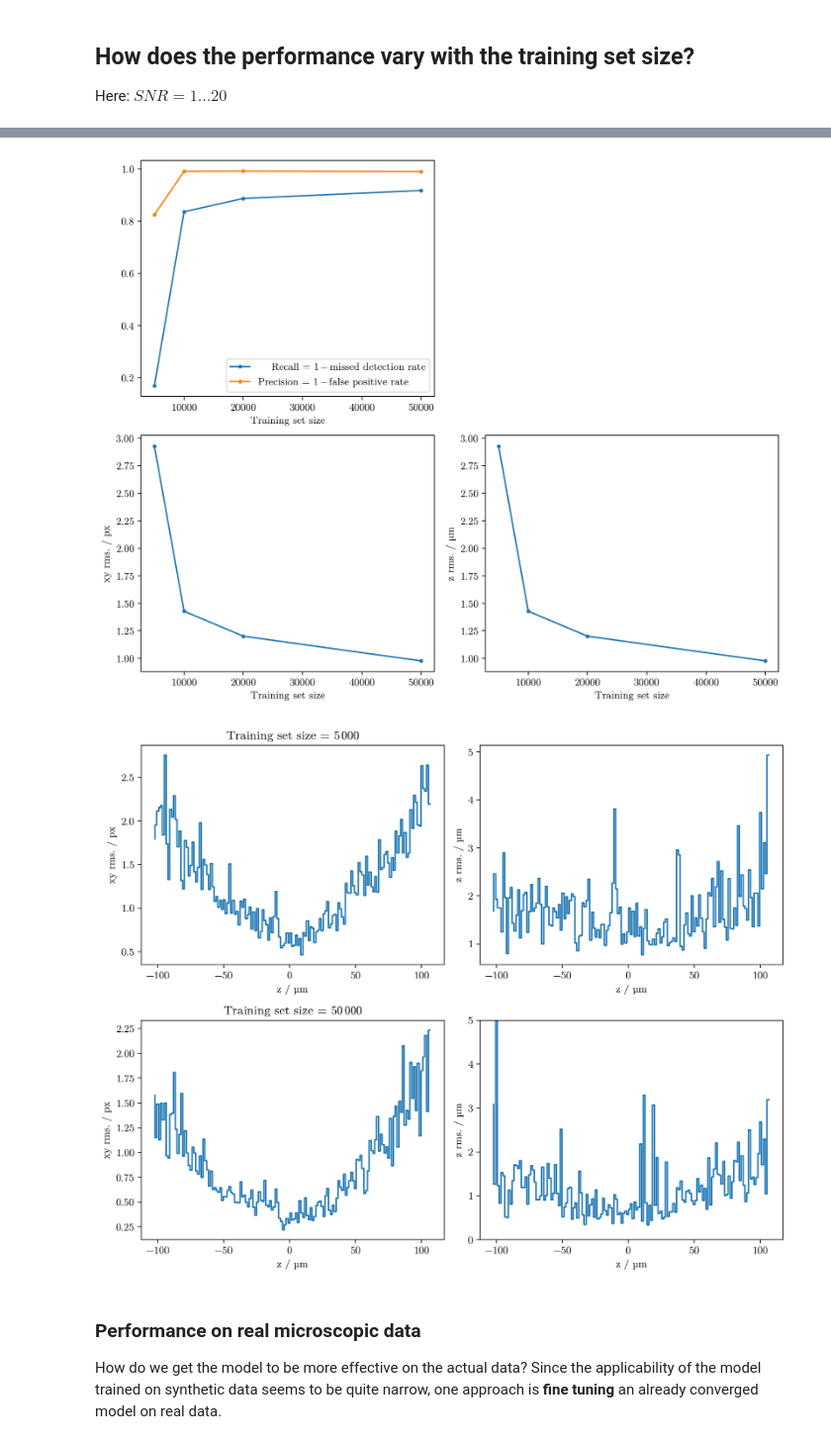
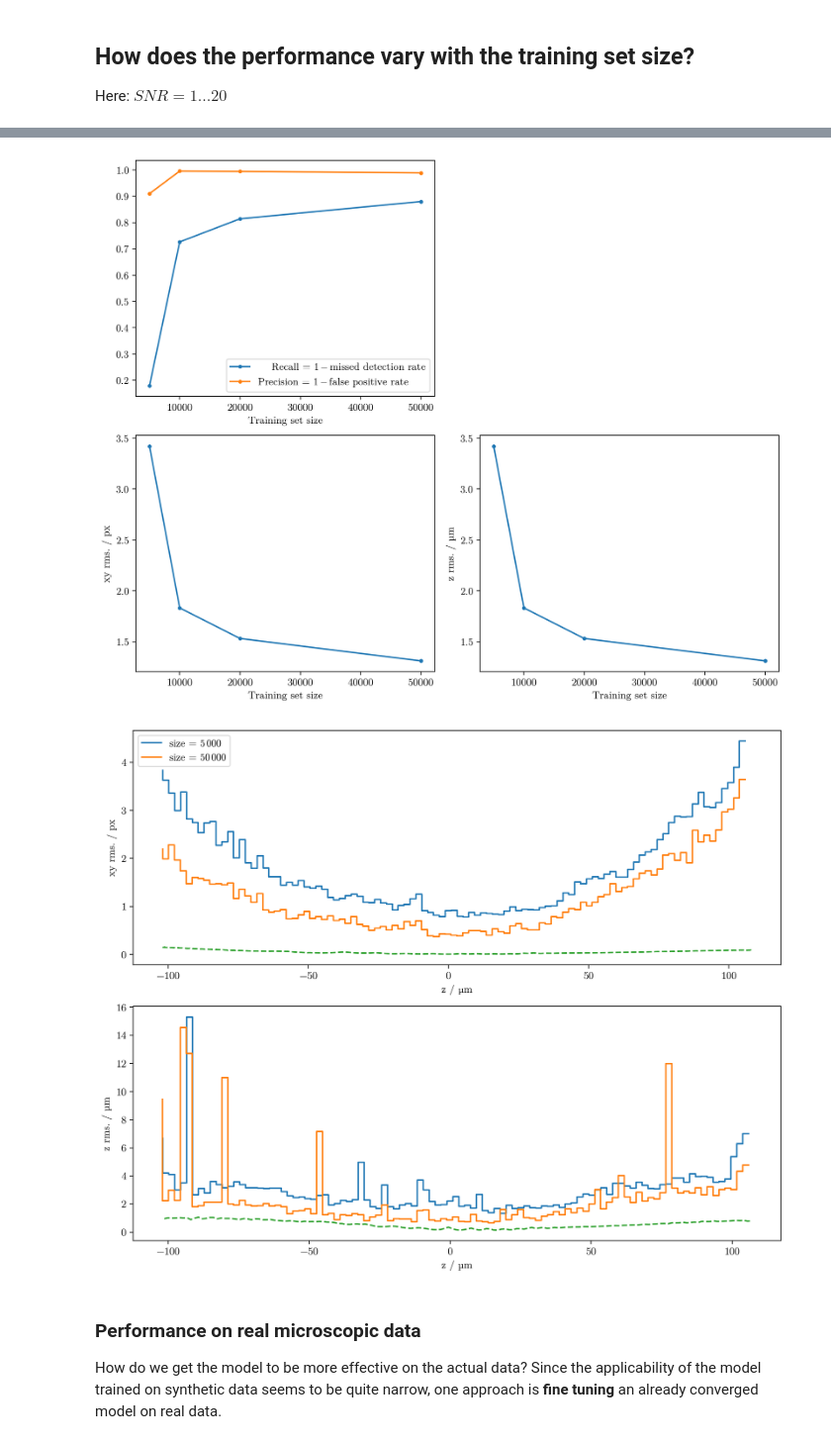
Before and after one commit to till-robert/YOLOtrack11, a Jupyter notebook: notebooks/zaxis_val.ipynb, the cells around one changed output, grey strips where cells are left out. Shown at 99% size. Drawn from its saved outputs; the diff is of its cells as text; code cells hidden in the pictures.

```diff
--- a/notebooks/zaxis_val.ipynb
+++ b/notebooks/zaxis_val.ipynb
@@ -122,7 +129,7 @@ model_idx = 163,159,161,162,122
 results = []
 for i,n in zip(model_idx,num):
     model = YOLOtrack11.YOLOtrack11(f"../../ultralytics/runs/pose/train{i}/weights/last.pt")
-    results.append(model.val(save=False,z_corr=False, data=f'../datasets/dataset_subpixel.yaml', conf=0.7))
+    results.append(model.val(save=False,z_corr=False, data=f'../datasets/snr10-13.yaml', workers=0, conf=0.8))
 # %% [output]
 Ultralytics 8.3.51 🚀 Python-3.12.6 torch-2.5.1+cu124 CUDA:0 (NVIDIA GeForce RTX 4090, 24202MiB)
 YOLO11n-zaxis summary (fused): 276 layers, 2,725,303 parameters, 0 gradients, 6.7 GFLOPs
@@ -142,6 +149,6 @@ YOLO11n-zaxis summary (fused): 276 layers, 2,725,303 parameters, 0 gradients, 6.
 Speed: 0.0ms preprocess, 0.5ms inference, 0.0ms loss, 0.2ms postprocess per image
 # %%
-
+clrb = np.load("crlb_results.npz")
 
 plt.figure(figsize=(10,8))
 
@@ -155,51 +162,56 @@ plt.subplot(2,2,3)
 #plt.axvline(45,0,1,ls="dashed", lw=0.9, label="training lower noise bound")
 #plt.axvline(50,0,1,ls="dashed", lw=0.9, label="training upper noise bound")
 # plt.axvline(47,0,1,ls="dashed", lw=0.9, label="yundon's noise level")
-plt.plot(num, [res.xy_rms[5] for res in results], ".-",)
+plt.plot(num, [res.xy_rms[6] for res in results], ".-",)
 plt.xlabel("Training set size")
 plt.ylabel("xy rms. / px")
 plt.subplot(2,2,4)
 #plt.axvline(45,0,1,ls="dashed", lw=0.9, label="training lower noise bound")
 #plt.axvline(50,0,1,ls="dashed", lw=0.9, label="training upper noise bound")
 # plt.axvline(47,0,1,ls="dashed", lw=0.9, label="yundon's noise level")
-plt.plot(num, [res.xy_rms[5] for res in results], ".-",)
+plt.plot(num, [res.xy_rms[6] for res in results], ".-",)
+
+
 plt.xlabel("Training set size")
 plt.ylabel("z rms. / µm")
 plt.tight_layout()
 plt.show()
 
-bins = 150
+bins = 100
 plt.figure(figsize=(10,8))
-plt.subplot(221)
-plt.title("Training set size = $5\\,000$")
+plt.subplot(211)
 y, x,_ = binned_statistic(results[1].z_pairs[6][0], results[1].xy_distances[6]**2, bins=bins)
-plt.step(x[:-1],np.sqrt(y))
+plt.step(x[:-1],np.sqrt(y), label="size = $5\\,000$")
 plt.xlabel("z / µm")
 plt.ylabel("xy rms. / px")
 
-plt.subplot(222)
+plt.subplot(212)
 y, x,_ = binned_statistic(results[1].z_pairs[6][0], np.subtract(*results[1].z_pairs[6])**2, bins=bins)
 plt.step(x[:-1],np.sqrt(y))
 plt.xlabel("z / µm")
 plt.ylabel("z rms. / µm")
+# plt.ylim(0,7.5)
 
-plt.subplot(223)
-plt.title("Training set size = $50\\,000$")
+plt.subplot(211)
 y, x,_ = binned_statistic(results[-1].z_pairs[6][0], results[-1].xy_distances[6]**2, bins=bins)
-plt.step(x[:-1],np.sqrt(y))
+plt.step(x[:-1],np.sqrt(y), label="size = $50\\,000$")
+plt.plot(clrb["z_space"], 50/0.75*clrb["std_xy"], "--")
+
 plt.xlabel("z / µm")
 plt.ylabel("xy rms. / px")
-
-plt.subplot(224)
+plt.legend()
+plt.subplot(212)
 y, x,_ = binned_statistic(results[-1].z_pairs[6][0], np.subtract(*results[-1].z_pairs[6])**2, bins=bins)
 plt.step(x[:-1],np.sqrt(y))
+k=10
+plt.plot(clrb["z_space"][k//2:-k//2:k], 50/0.75*np.convolve(clrb["std_z"], np.ones(k)/k, mode='same')[k//2:-k//2:k], "--")
 plt.xlabel("z / µm")
 plt.ylabel("z rms. / µm")
-plt.ylim(0,5)
+# plt.ylim(0,7.5)
 plt.tight_layout()
 # %% [output]
-[figure, old version]
+[figure, new version]
-[figure, old version]
+[figure, new version]
 # %% [markdown]
 ### Performance on real microscopic data
 
```
Also changed, not shown: parts of 5 cells of this notebook, 13 other files.
